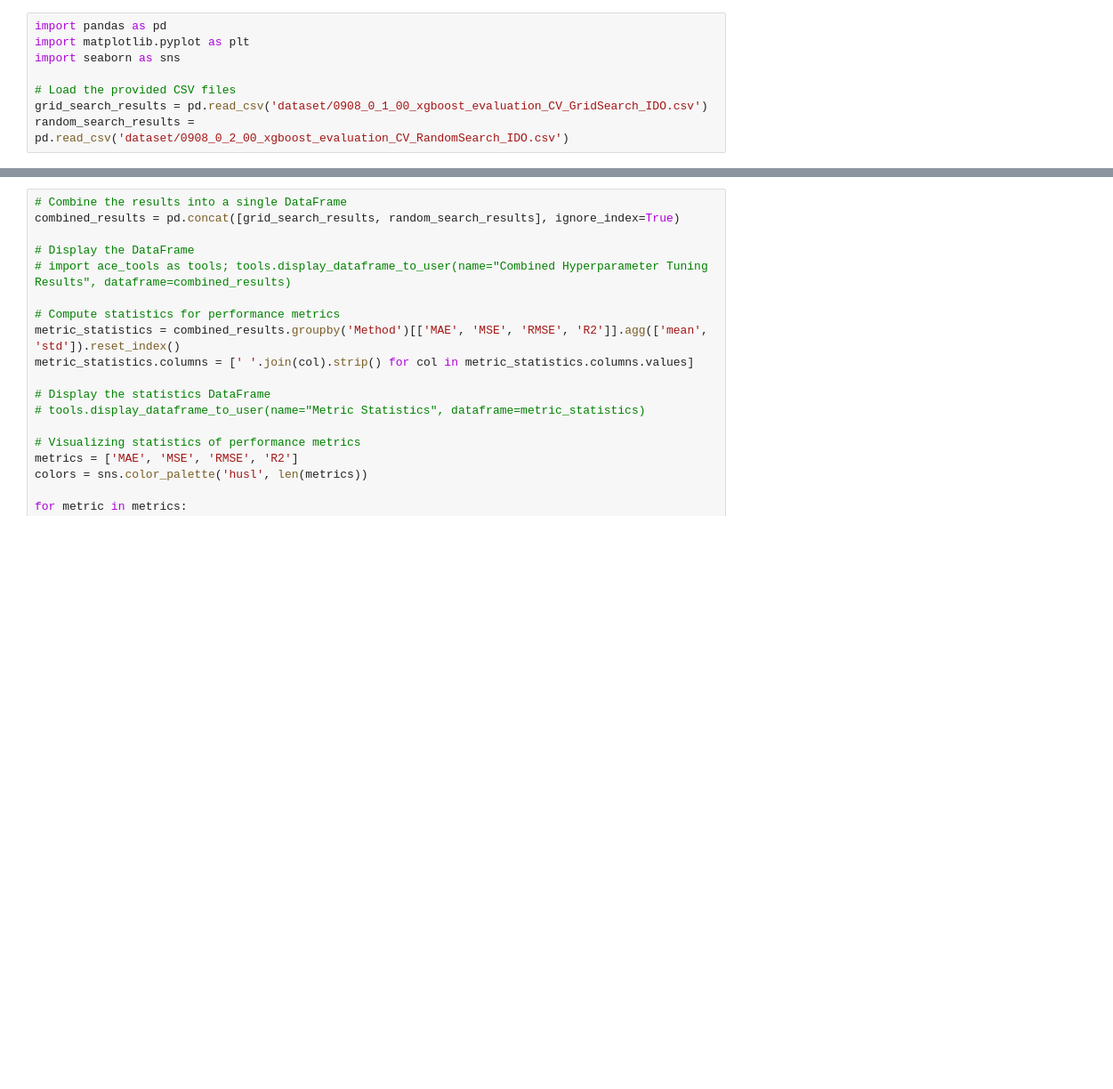
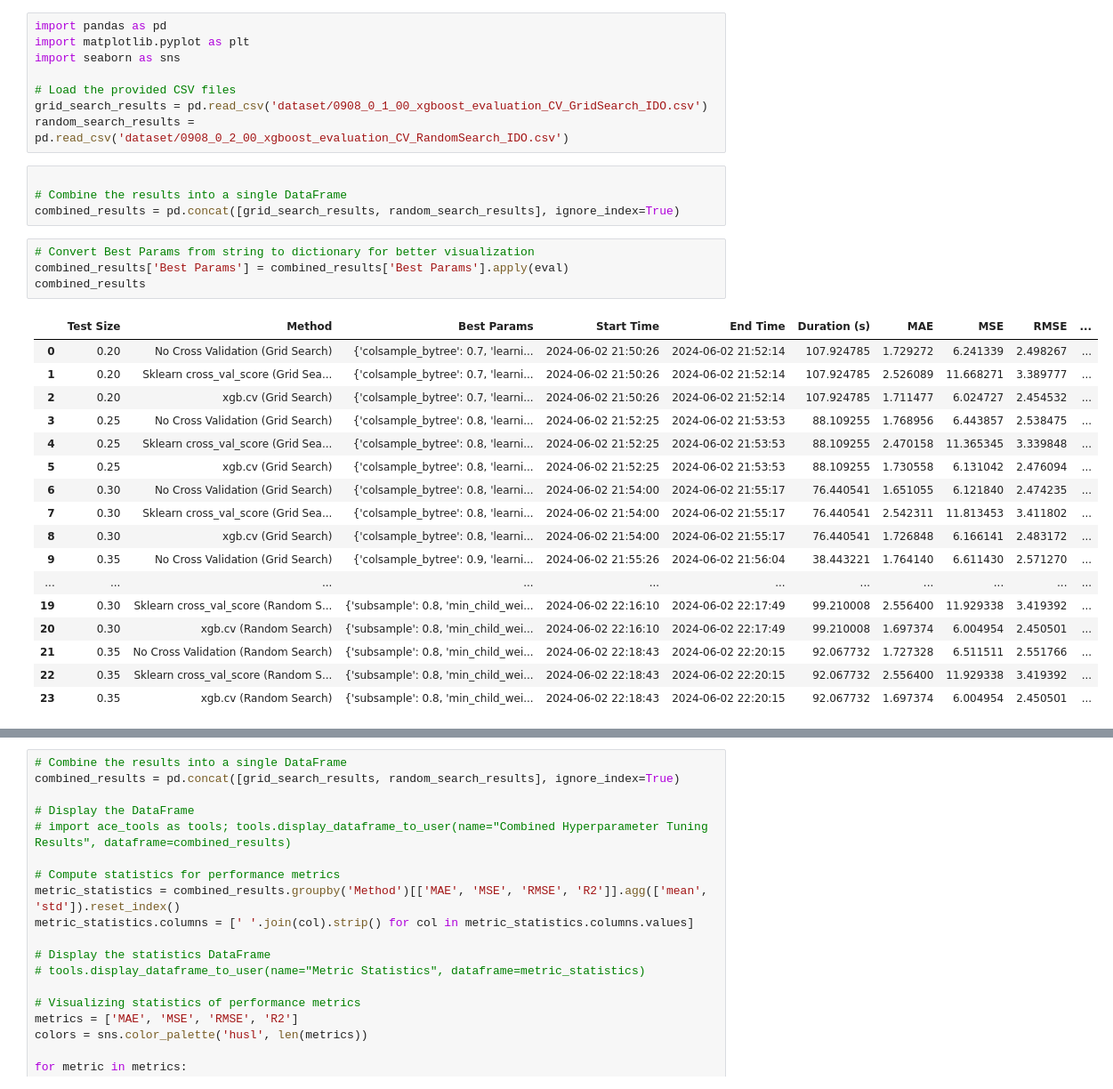
Before and after one commit to roniwahyu/outlier-detection2024, a Jupyter notebook: 01.Dataset-Rofiqul/Ujicoba3-29052024/09_09_VisualizeHyperparameterTuning.ipynb, the cells around one changed output, grey strips where cells are left out. Shown at 89% size. Saved outputs shown, nothing was run; the diff lists cells and outputs as text; blank space fills up the shorter version.

Commit message:
update result

```diff
--- a/01.Dataset-Rofiqul/Ujicoba3-29052024/09_09_VisualizeHyperparameterTuning.ipynb
+++ b/01.Dataset-Rofiqul/Ujicoba3-29052024/09_09_VisualizeHyperparameterTuning.ipynb
@@ -6,3 +6,29 @@ import seaborn as sns
 # Load the provided CSV files
 grid_search_results = pd.read_csv('dataset/0908_0_1_00_xgboost_evaluation_CV_GridSearch_IDO.csv')
 random_search_results = pd.read_csv('dataset/0908_0_2_00_xgboost_evaluation_CV_RandomSearch_IDO.csv')
+# %%
+
+# Combine the results into a single DataFrame
+combined_results = pd.concat([grid_search_results, random_search_results], ignore_index=True)
+# %%
+# Convert Best Params from string to dictionary for better visualization
+combined_results['Best Params'] = combined_results['Best Params'].apply(eval)
+combined_results
+# %% [output]
+|  | Test Size | Method | Best Params | Start Time | End Time | Duration (s) | MAE | MSE | RMSE | ... |
+| 0 | 0.20 | No Cross Validation (Grid Search) | {'colsample_bytree': 0.7, 'learni... | 2024-06-02 21:50:26 | 2024-06-02 21:52:14 | 107.924785 | 1.729272 | 6.241339 | 2.498267 | ... |
+| 1 | 0.20 | Sklearn cross_val_score (Grid Sea... | {'colsample_bytree': 0.7, 'learni... | 2024-06-02 21:50:26 | 2024-06-02 21:52:14 | 107.924785 | 2.526089 | 11.668271 | 3.389777 | ... |
+| 2 | 0.20 | xgb.cv (Grid Search) | {'colsample_bytree': 0.7, 'learni... | 2024-06-02 21:50:26 | 2024-06-02 21:52:14 | 107.924785 | 1.711477 | 6.024727 | 2.454532 | ... |
+| 3 | 0.25 | No Cross Validation (Grid Search) | {'colsample_bytree': 0.8, 'learni... | 2024-06-02 21:52:25 | 2024-06-02 21:53:53 | 88.109255 | 1.768956 | 6.443857 | 2.538475 | ... |
+| 4 | 0.25 | Sklearn cross_val_score (Grid Sea... | {'colsample_bytree': 0.8, 'learni... | 2024-06-02 21:52:25 | 2024-06-02 21:53:53 | 88.109255 | 2.470158 | 11.365345 | 3.339848 | ... |
+| 5 | 0.25 | xgb.cv (Grid Search) | {'colsample_bytree': 0.8, 'learni... | 2024-06-02 21:52:25 | 2024-06-02 21:53:53 | 88.109255 | 1.730558 | 6.131042 | 2.476094 | ... |
+| 6 | 0.30 | No Cross Validation (Grid Search) | {'colsample_bytree': 0.8, 'learni... | 2024-06-02 21:54:00 | 2024-06-02 21:55:17 | 76.440541 | 1.651055 | 6.121840 | 2.474235 | ... |
+| 7 | 0.30 | Sklearn cross_val_score (Grid Sea... | {'colsample_bytree': 0.8, 'learni... | 2024-06-02 21:54:00 | 2024-06-02 21:55:17 | 76.440541 | 2.542311 | 11.813453 | 3.411802 | ... |
+| 8 | 0.30 | xgb.cv (Grid Search) | {'colsample_bytree': 0.8, 'learni... | 2024-06-02 21:54:00 | 2024-06-02 21:55:17 | 76.440541 | 1.726848 | 6.166141 | 2.483172 | ... |
+| 9 | 0.35 | No Cross Validation (Grid Search) | {'colsample_bytree': 0.9, 'learni... | 2024-06-02 21:55:26 | 2024-06-02 21:56:04 | 38.443221 | 1.764140 | 6.611430 | 2.571270 | ... |
+| ... | ... | ... | ... | ... | ... | ... | ... | ... | ... | ... |
+| 19 | 0.30 | Sklearn cross_val_score (Random S... | {'subsample': 0.8, 'min_child_wei... | 2024-06-02 22:16:10 | 2024-06-02 22:17:49 | 99.210008 | 2.556400 | 11.929338 | 3.419392 | ... |
+| 20 | 0.30 | xgb.cv (Random Search) | {'subsample': 0.8, 'min_child_wei... | 2024-06-02 22:16:10 | 2024-06-02 22:17:49 | 99.210008 | 1.697374 | 6.004954 | 2.450501 | ... |
+| 21 | 0.35 | No Cross Validation (Random Search) | {'subsample': 0.8, 'min_child_wei... | 2024-06-02 22:18:43 | 2024-06-02 22:20:15 | 92.067732 | 1.727328 | 6.511511 | 2.551766 | ... |
+| 22 | 0.35 | Sklearn cross_val_score (Random S... | {'subsample': 0.8, 'min_child_wei... | 2024-06-02 22:18:43 | 2024-06-02 22:20:15 | 92.067732 | 2.556400 | 11.929338 | 3.419392 | ... |
+| 23 | 0.35 | xgb.cv (Random Search) | {'subsample': 0.8, 'min_child_wei... | 2024-06-02 22:18:43 | 2024-06-02 22:20:15 | 92.067732 | 1.697374 | 6.004954 | 2.450501 | ... |
```
Also changed, not shown: parts of 7 cells of this notebook.
